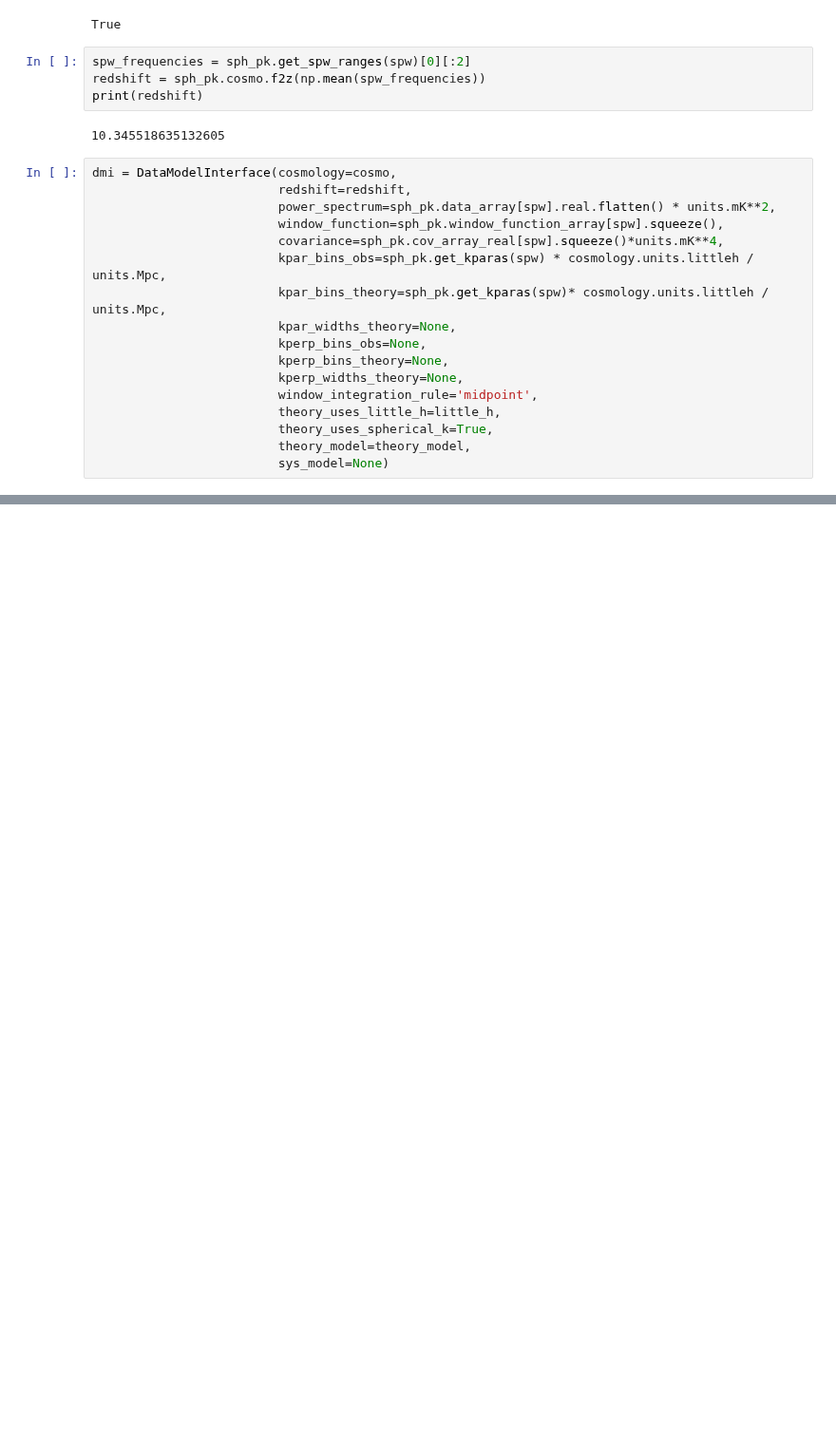
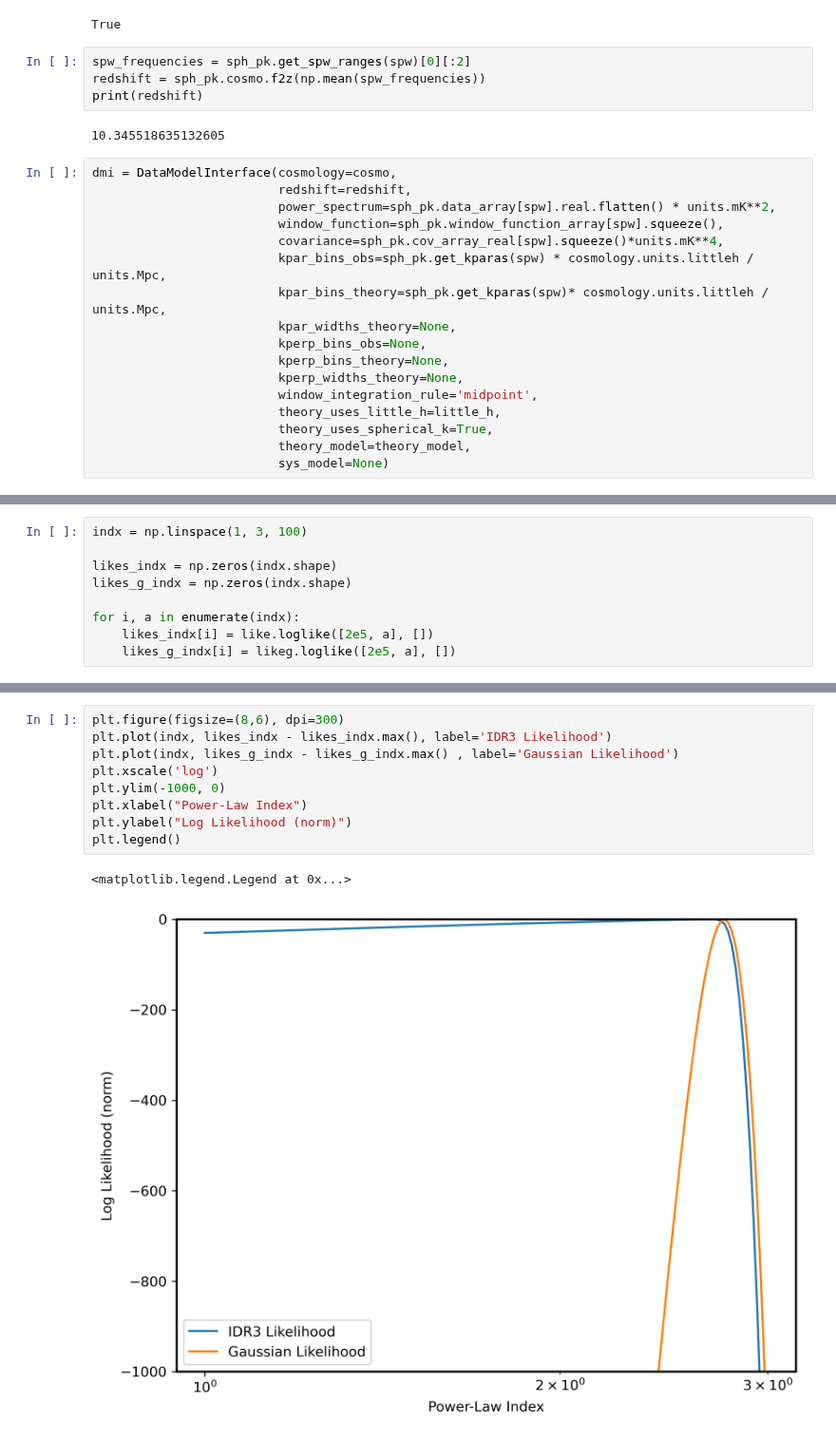
Before and after one commit to HERA-Team/pspec_likelihood, a Jupyter notebook: dvlpt/test_validation_idr3.ipynb, the cells around one changed output, grey strips where cells are left out. Shown at 95% size. Drawn from its saved outputs; the diff is of its cells as text; blank space fills up the shorter version.

```diff
--- a/dvlpt/test_validation_idr3.ipynb
+++ b/dvlpt/test_validation_idr3.ipynb
@@ -99,0 +132,9 @@ UnitConversionError: Can only apply 'subtract' function to dimensionless quantit
+# %%
+indx = np.linspace(1, 3, 100)
+
+likes_indx = np.zeros(indx.shape)
+likes_g_indx = np.zeros(indx.shape)
+
+for i, a in enumerate(indx):
+    likes_indx[i] = like.loglike([2e5, a], [])
+    likes_g_indx[i] = likeg.loglike([2e5, a], [])
@@ -99,0 +153,12 @@ UnitConversionError: Can only apply 'subtract' function to dimensionless quantit
+# %%
+plt.figure(figsize=(8,6), dpi=300)
+plt.plot(indx, likes_indx - likes_indx.max(), label='IDR3 Likelihood')
+plt.plot(indx, likes_g_indx - likes_g_indx.max() , label='Gaussian Likelihood')
+plt.xscale('log')
+plt.ylim(-1000, 0)
+plt.xlabel("Power-Law Index")
+plt.ylabel("Log Likelihood (norm)")
+plt.legend()
+# %% [output]
+<matplotlib.legend.Legend at 0x...>
+[figure, added]
```
Also changed, not shown: parts of 10 cells of this notebook, 5 other files.
